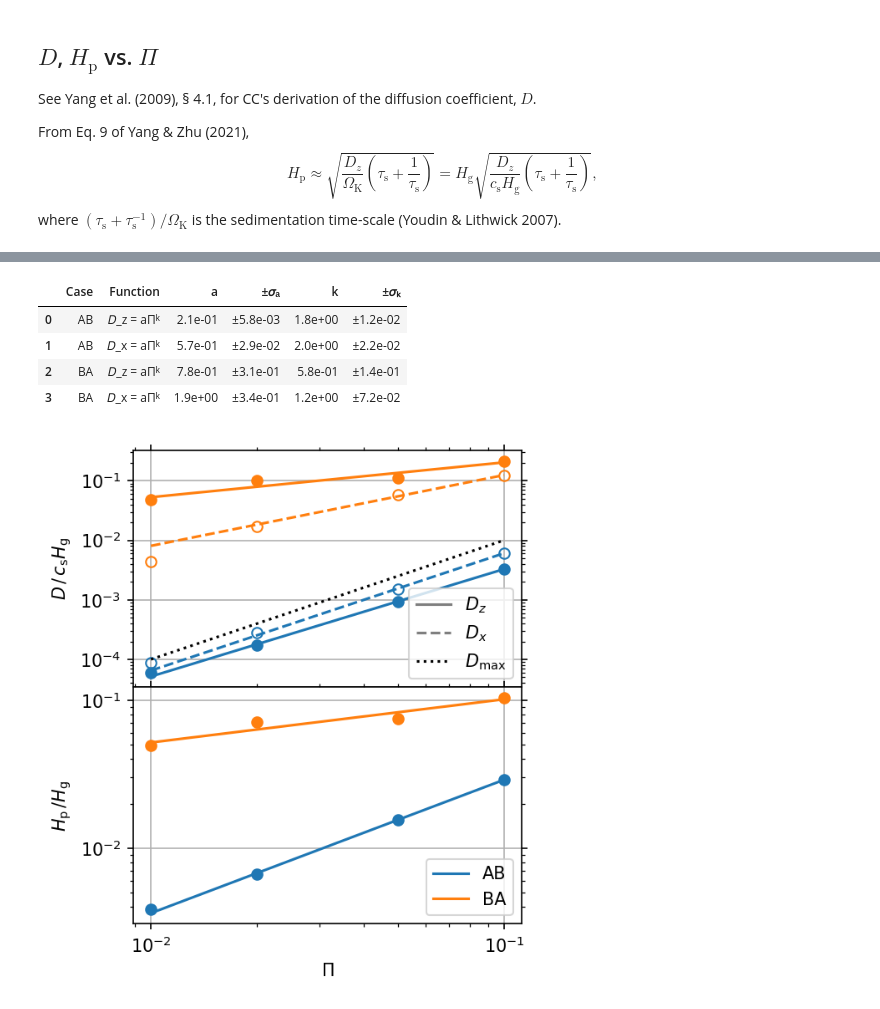
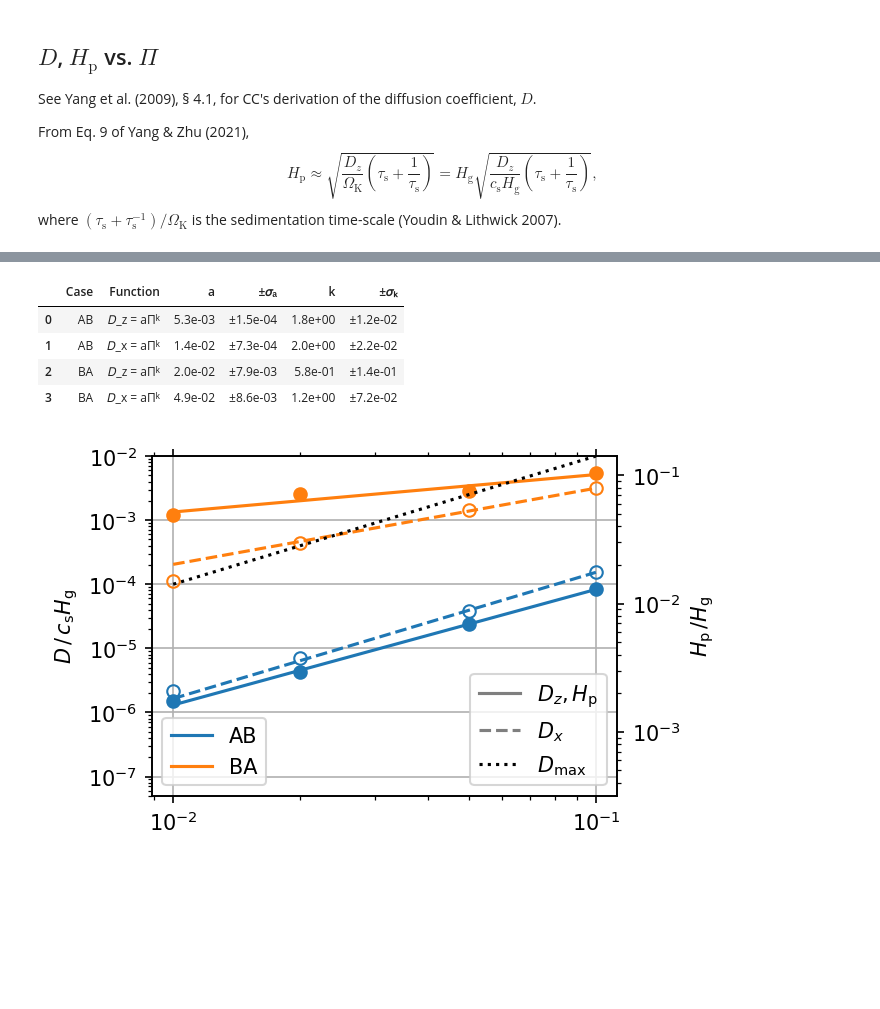
Before and after one commit to sabaronett/streaming-instability, a Jupyter notebook: ipynb/Diffusion.ipynb, the cells around one changed output, grey strips where cells are left out. Drawn from its saved outputs; the diff is of its cells as text; code cells hidden in the pictures; blank space fills up the shorter version.

```diff
--- a/ipynb/Diffusion.ipynb
+++ b/ipynb/Diffusion.ipynb
@@ -28,15 +38,16 @@ Pis = [0.01, 0.02, 0.05, 0.10]
 res = '2048'
 dirs = [['z', 'dpy', 'full', 'solid'],
         ['x', 'dpx', 'none', 'dashed']]
-Ds, Hps = np.zeros((len(Pis), len(dirs))), np.zeros(len(Pis))
+Ds = np.zeros((len(Pis), len(dirs)))
 plaw = lambda Pi, a, k : a*Pi**k # Power-law model function
-Hp = lambda D_z, c_s, Hg, tau_s: np.sqrt(D_z*(tau_s + 1/tau_s)/c_s/Hg)
 group, modplaw, a, aerr, k, kerr = [], [], [], [], [], []
 xfit = np.linspace(0.01, 0.1)
-fig, axs = plt.subplots(2, 1, sharex='col', figsize=(4, 5), dpi=150)
+fig, ax1 = plt.subplots(figsize=(4, 3), dpi=150)
+ax2 = ax1.twinx()
+y1l, y2l = 5e-8, 1e-2
 
 for case in cases:
-    axs[1].plot([], [], color=case[1], label=case[0])
+    ax2.plot([], [], color=case[1], label=case[0])
 
     for i, dir in enumerate(dirs):
         for j, Pi in enumerate(Pis):
@@ -47,64 +58,62 @@ for case in cases:
             Omega = athinput['problem']['omega']
             Hg = c_s/Omega
             tau_s= athinput['particles']['taus0']*Omega
-            if case[0] == 'AB' and Pi == 0.01: D = np.load(f'{path}/output/dcoeff-61.npz')
+            if case[0] == 'AB' and Pi == 0.01:
+                D = np.load(f'{path}/output/dcoeff-61.npz')
             else: D = np.load(f'{path}/output/dcoeff-81.npz')
-            Ds[j, i] = 2*np.pi*D[dir[1]][0] # convert from [Hg**2/T] to [c_s*Hg]
-            if dir[0] == 'z': Hps[j] = Hp(D[dir[1]][0], c_s, Hg, tau_s)
+            Ds[j, i] = D[dir[1]][0]/c_s # convert to [c_s*Hg]
 
         # Best-fit and plot diffusion coefficients
         popt, pcov = curve_fit(plaw, Pis, Ds[:, i])
         perr = np.sqrt(np.diag(pcov))
         yfit = plaw(xfit, *popt)
-        axs[0].plot(Pis, Ds[:, i], marker='o', ls='none', color=case[1], fillstyle=dir[2])
-        axs[0].plot(xfit, yfit, ls=dir[3], color=case[1])
+        ax1.plot(Pis, Ds[:, i], marker='o', ls='none', color=case[1],
+                fillstyle=dir[2])
+        ax1.plot(xfit, yfit, ls=dir[3], color=case[1])
         group.append(case[0]); modplaw.append(f'𝐷_{dir[0]} = aΠᵏ')
         a.append(popt[0]); aerr.append(perr[0])
         k.append(popt[1]); kerr.append(perr[1])
 
-        # Plot dust scale heights
-        if dir[0] == 'z':
-            axs[1].plot(Pis, Hps, marker='o', ls='none', color=case[1], fillstyle=dir[2])
-            axs[1].plot(xfit, Hp(yfit/2/np.pi, c_s, Hg, tau_s), ls=dir[3], color=case[1])
+# Format plot with line styles legend
+ax1.plot([], [], ls=dirs[0][3], color='tab:gray',
+         label=f'$D_{dirs[0][0]}, H_\mathrm{{p}}$')
+ax1.plot([], [], ls=dirs[1][3], color='tab:gray', label=f'$D_{dirs[1][0]}$')
+ax1.plot(xfit, plaw(xfit, 1, 2), ls=':', color='black',
+         label=r'$D_\mathrm{max}$')# = \Pi^2$')
+ax1.grid()
+ax1.minorticks_on()
+ax1.tick_params(which='both', top=True)
+ax1.legend(loc='lower right')
+ax1.set(ylabel=r'$D\,/\,c_\mathrm{s}H_\mathrm{g}$', xscale='log',
+        yscale='log', ylim=(y1l, y2l))
 
-# Plot Dmax, add legend keys, and format subplots
-for ax in axs.flat:
-    ax.grid()
-    ax.minorticks_on()
-    ax.tick_params(which='both', top=True, right=True)
+# Set dust scale height limits and format right axis (twinx)
+Hp = lambda D_z, tau_s: np.sqrt(D_z*(tau_s + 1/tau_s))
+y1r, y2r = Hp(y1l, tau_s), Hp(y2l, tau_s)
+ax2.minorticks_on()
+ax2.legend(loc='lower left')
+ax2.set(ylabel=r'$H_\mathrm{p}\,/H_\mathrm{g}$', yscale='log', ylim=(y1r, y2r))
 
-axs[0].plot([], [], ls=dirs[0][3], color='tab:gray', label=f'$D_{dirs[0][0]}$')
-axs[0].plot([], [], ls=dirs[1][3], color='tab:gray', label=f'$D_{dirs[1][0]}$')
-axs[0].plot(xfit, plaw(xfit, 1, 2), ls=':', color='black',
-            label=r'$D_\mathrm{max}$')# = 2\pi\Pi^2$')
-axs[0].legend(loc='lower right')
-axs[0].set(ylabel=r'$D\,/\,c_\mathrm{s}H_\mathrm{g}$', xscale='log',
-           yscale='log',)# ylim=(5e-7, 2e-2))
-axs[1].legend()
-axs[1].set(xlabel=r'$\Pi$', ylabel=r'$H_\mathrm{p}\,/H_\mathrm{g}$',
-           xscale='log', yscale='log',)# xlim=(8e-3, 0.13))
-
-fig.subplots_adjust(hspace=0)
-# plt.savefig('figs/Ds.pdf', bbox_inches='tight', pad_inches=0.01)-
+plt.savefig('figs/diffusion.pdf', bbox_inches='tight', pad_inches=0.01)
 
 df = pd.DataFrame({
     'Case'     : group,
     'Function' : modplaw,
     'a'        : a,
     '±𝜎ₐ'      : aerr,
     'k'        : k,
     '±𝜎ₖ'      : kerr,})
 s = df.style.format({
     'a'   : '{:.1e}',
     '±𝜎ₐ' : '±{:.1e}',
     'k'   : '{:.1e}',
     '±𝜎ₖ' : '±{:.1e}',})
-s.to_latex(buf='tabs/Ds.txt')
+s.to_latex(buf='tabs/diffusion.sty')
 s
 # %% [output]
 |  | Case | Function | a | ±𝜎ₐ | k | ±𝜎ₖ |
-| 0 | AB | 𝐷_z = aΠᵏ | 2.1e-01 | ±5.8e-03 | 1.8e+00 | ±1.2e-02 |
-| 1 | AB | 𝐷_x = aΠᵏ | 5.7e-01 | ±2.9e-02 | 2.0e+00 | ±2.2e-02 |
-| 2 | BA | 𝐷_z = aΠᵏ | 7.8e-01 | ±3.1e-01 | 5.8e-01 | ±1.4e-01 |
-| 3 | BA | 𝐷_x = aΠᵏ | 1.9e+00 | ±3.4e-01 | 1.2e+00 | ±7.2e-02 |
+| 0 | AB | 𝐷_z = aΠᵏ | 5.3e-03 | ±1.5e-04 | 1.8e+00 | ±1.2e-02 |
+| 1 | AB | 𝐷_x = aΠᵏ | 1.4e-02 | ±7.3e-04 | 2.0e+00 | ±2.2e-02 |
+| 2 | BA | 𝐷_z = aΠᵏ | 2.0e-02 | ±7.9e-03 | 5.8e-01 | ±1.4e-01 |
+| 3 | BA | 𝐷_x = aΠᵏ | 4.9e-02 | ±8.6e-03 | 1.2e+00 | ±7.2e-02 |
-[figure, old version]
+[figure, new version]
```
Also changed, not shown: parts of 3 cells of this notebook.
